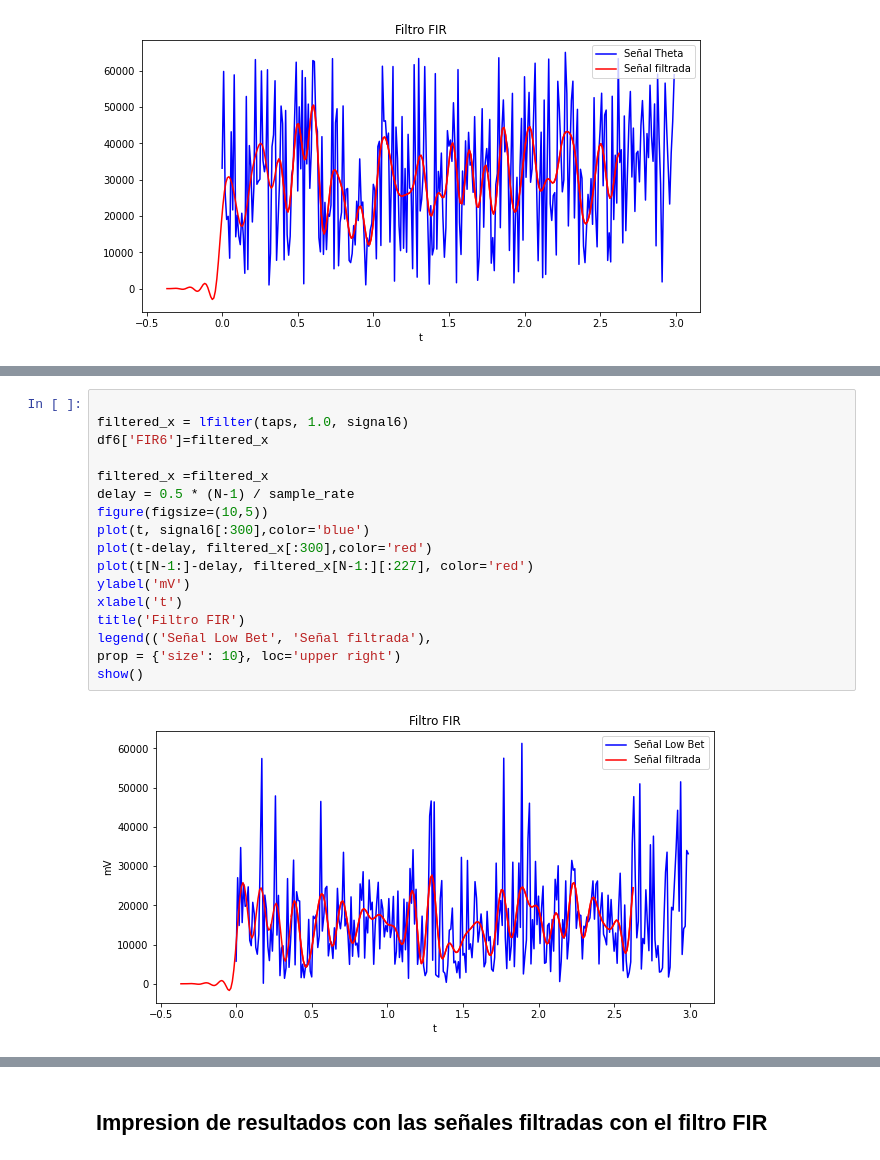
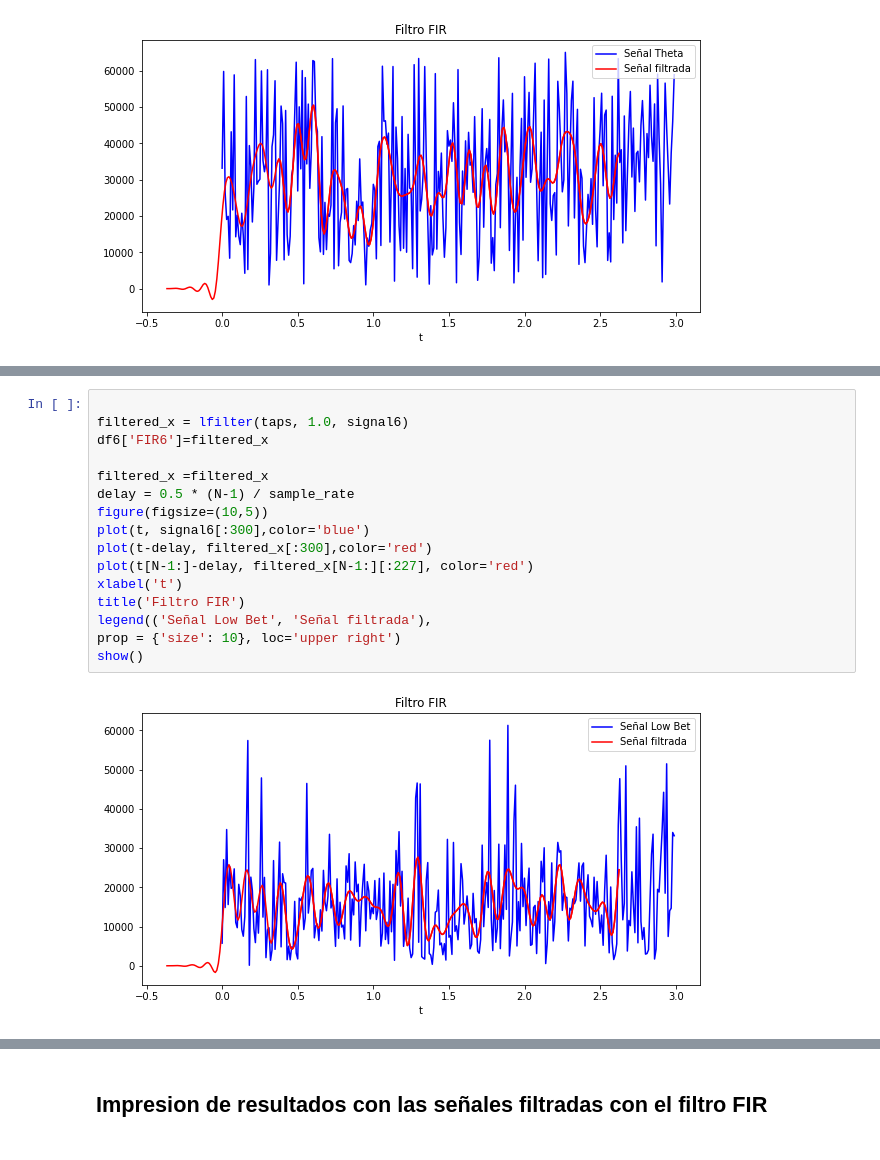
Before and after one commit to KevinEnriquez96/Proyecto-de-titulacion, a Jupyter notebook: filtrosSeñalesEEG.ipynb, the cells around one changed output, grey strips where cells are left out. Saved outputs shown, nothing was run; the diff lists cells and outputs as text.

```diff
--- a/filtrosSeñalesEEG.ipynb
+++ b/filtrosSeñalesEEG.ipynb
@@ -474,22 +464,21 @@ show()
 # %%
 
 filtered_x = lfilter(taps, 1.0, signal6)
 df6['FIR6']=filtered_x
 
 filtered_x =filtered_x
 delay = 0.5 * (N-1) / sample_rate
 figure(figsize=(10,5))
 plot(t, signal6[:300],color='blue')
 plot(t-delay, filtered_x[:300],color='red')
 plot(t[N-1:]-delay, filtered_x[N-1:][:227], color='red')
-ylabel('mV')
 xlabel('t')
 title('Filtro FIR')
 legend(('Señal Low Bet', 'Señal filtrada'),
 prop = {'size': 10}, loc='upper right')
 show()
 # %% [output]
-[figure, old version]
+[figure, new version]
 # %%
 filtered_x = lfilter(taps, 1.0, signal7)
 df7['FIR7']=filtered_x
```
Also changed, not shown: parts of 13 cells of this notebook.
